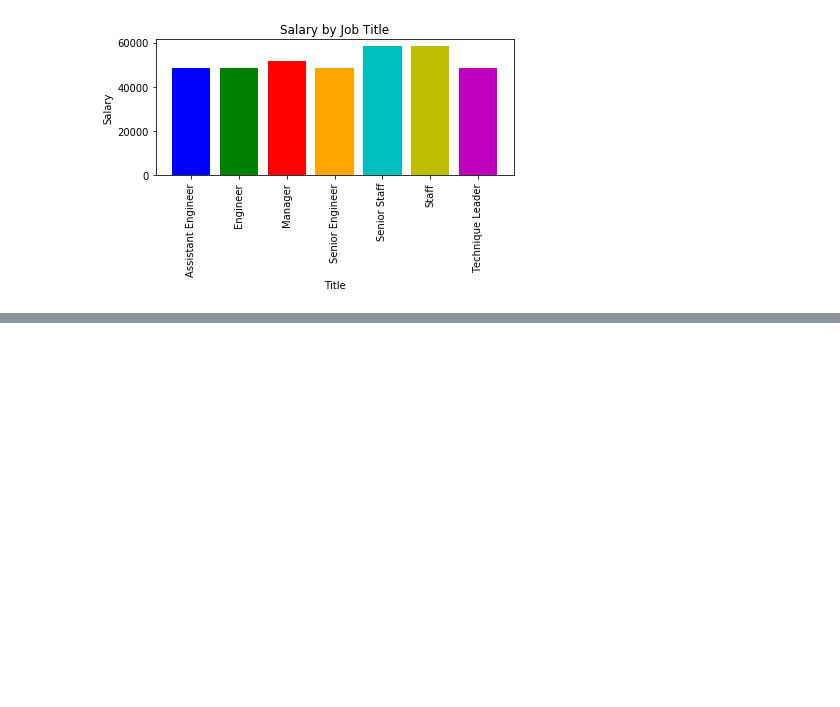
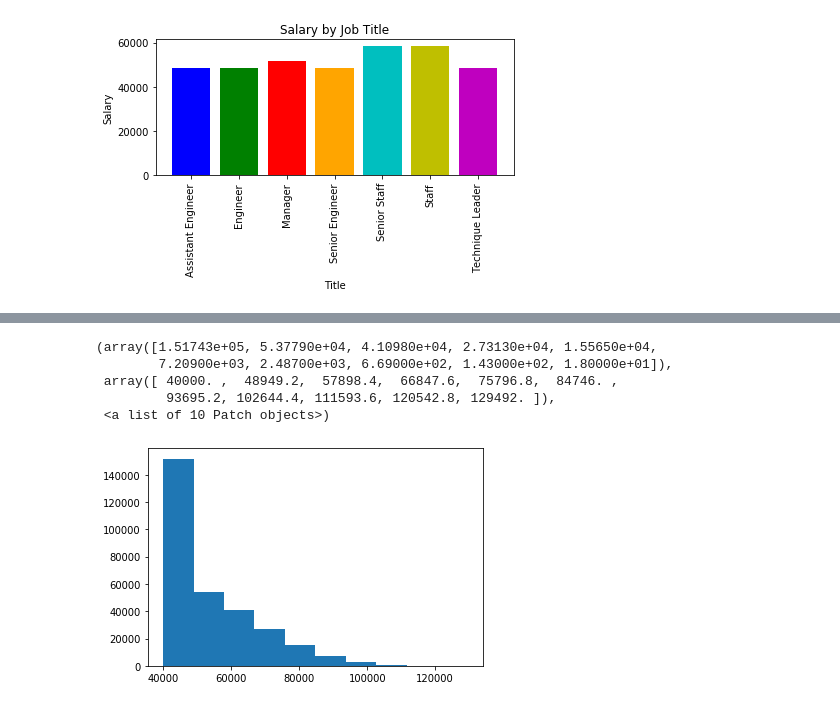
Before and after one commit to rickshev/sql-challenge, a Jupyter notebook: EmployeeSQL/bonus.ipynb, the cells around one changed output, grey strips where cells are left out. Saved outputs shown, nothing was run; the diff lists cells and outputs as text; code cells hidden in the pictures; blank space fills up the shorter version.

```diff
--- a/EmployeeSQL/bonus.ipynb
+++ b/EmployeeSQL/bonus.ipynb
@@ -116,3 +117,12 @@ plt.tight_layout()
 plt.show()
 # %% [output]
 [figure]
+# %%
+# convert salary column into list
+data = salaries_df["salary"]
+sal_list = []
+
+for i in range(len(data)):
+    sal_list.append(data[i])
+
+sal_list
@@ -118,0 +147,10 @@ plt.show()
+# %%
+# histogram w/ 10 bins
+plt.hist(sal_list, bins = 10)
+# %% [output]
+(array([1.51743e+05, 5.37790e+04, 4.10980e+04, 2.73130e+04, 1.55650e+04,
+        7.20900e+03, 2.48700e+03, 6.69000e+02, 1.43000e+02, 1.80000e+01]),
+ array([ 40000. ,  48949.2,  57898.4,  66847.6,  75796.8,  84746. ,
+         93695.2, 102644.4, 111593.6, 120542.8, 129492. ]),
+ <a list of 10 Patch objects>)
+[figure, added]
```
Also changed, not shown: parts of 6 cells of this notebook.
